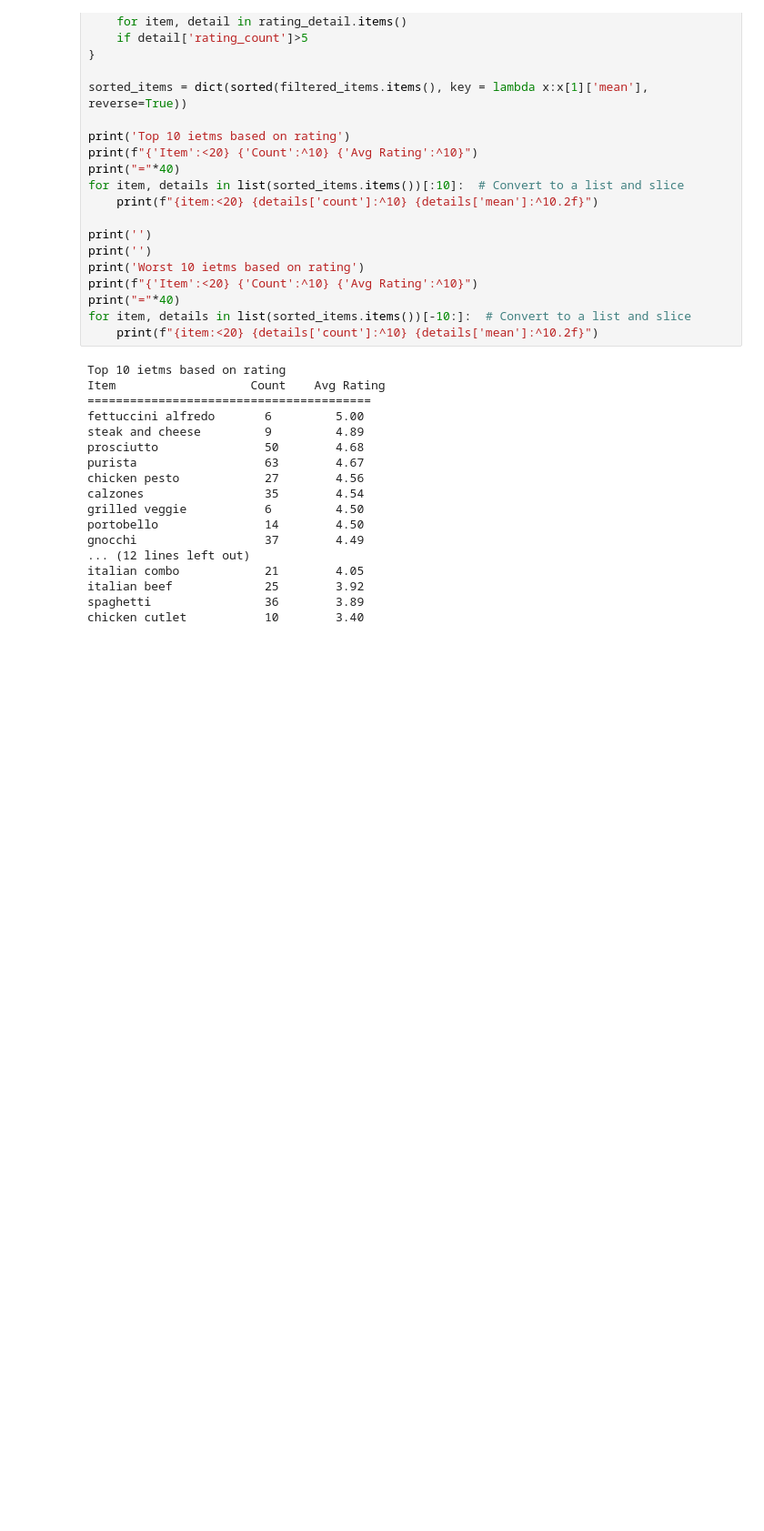
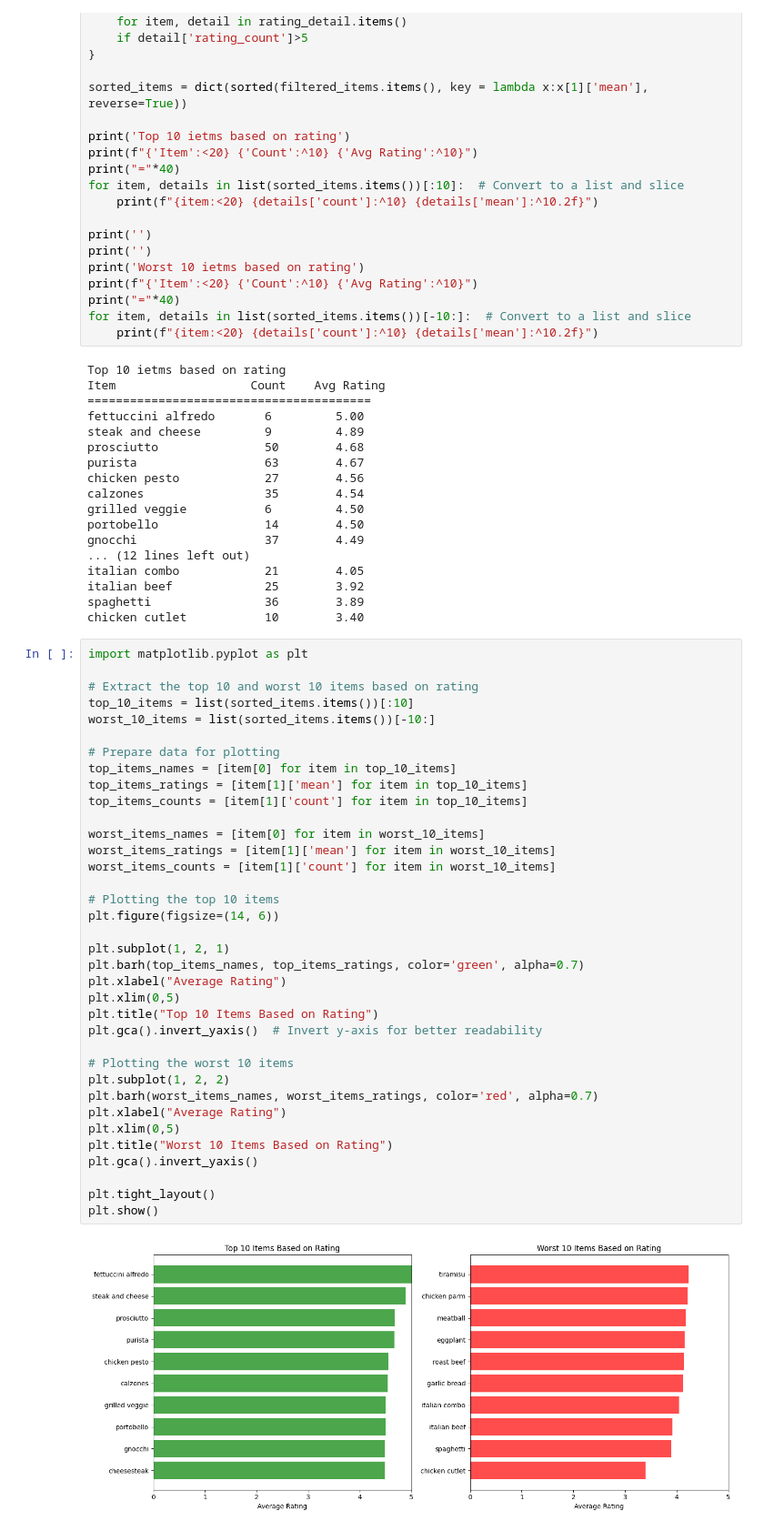
Before and after one commit to subhrataPatra/PhraseMatchingNlp, a Jupyter notebook: phase_matching_review.ipynb, the cells around one changed output. Shown at 91% size. Saved outputs shown, nothing was run; the diff lists cells and outputs as text; blank space fills up the shorter version.

Commit message:
added visualisation

```diff
--- a/phase_matching_review.ipynb
+++ b/phase_matching_review.ipynb
@@ -135,3 +135,41 @@ italian combo            21        4.05
 italian beef             25        3.92
 spaghetti                36        3.89
 chicken cutlet           10        3.40
+# %%
+import matplotlib.pyplot as plt
+
+# Extract the top 10 and worst 10 items based on rating
+top_10_items = list(sorted_items.items())[:10]
+worst_10_items = list(sorted_items.items())[-10:]
+
+# Prepare data for plotting
+top_items_names = [item[0] for item in top_10_items]
+top_items_ratings = [item[1]['mean'] for item in top_10_items]
+top_items_counts = [item[1]['count'] for item in top_10_items]
+
+worst_items_names = [item[0] for item in worst_10_items]
+worst_items_ratings = [item[1]['mean'] for item in worst_10_items]
+worst_items_counts = [item[1]['count'] for item in worst_10_items]
+
+# Plotting the top 10 items
+plt.figure(figsize=(14, 6))
+
+plt.subplot(1, 2, 1)
+plt.barh(top_items_names, top_items_ratings, color='green', alpha=0.7)
+plt.xlabel("Average Rating")
+plt.xlim(0,5)
+plt.title("Top 10 Items Based on Rating")
+plt.gca().invert_yaxis()  # Invert y-axis for better readability
+
+# Plotting the worst 10 items
+plt.subplot(1, 2, 2)
+plt.barh(worst_items_names, worst_items_ratings, color='red', alpha=0.7)
+plt.xlabel("Average Rating")
+plt.xlim(0,5)
+plt.title("Worst 10 Items Based on Rating")
+plt.gca().invert_yaxis()
+
+plt.tight_layout()
+plt.show()
+# %% [output]
+[figure, added]
```
